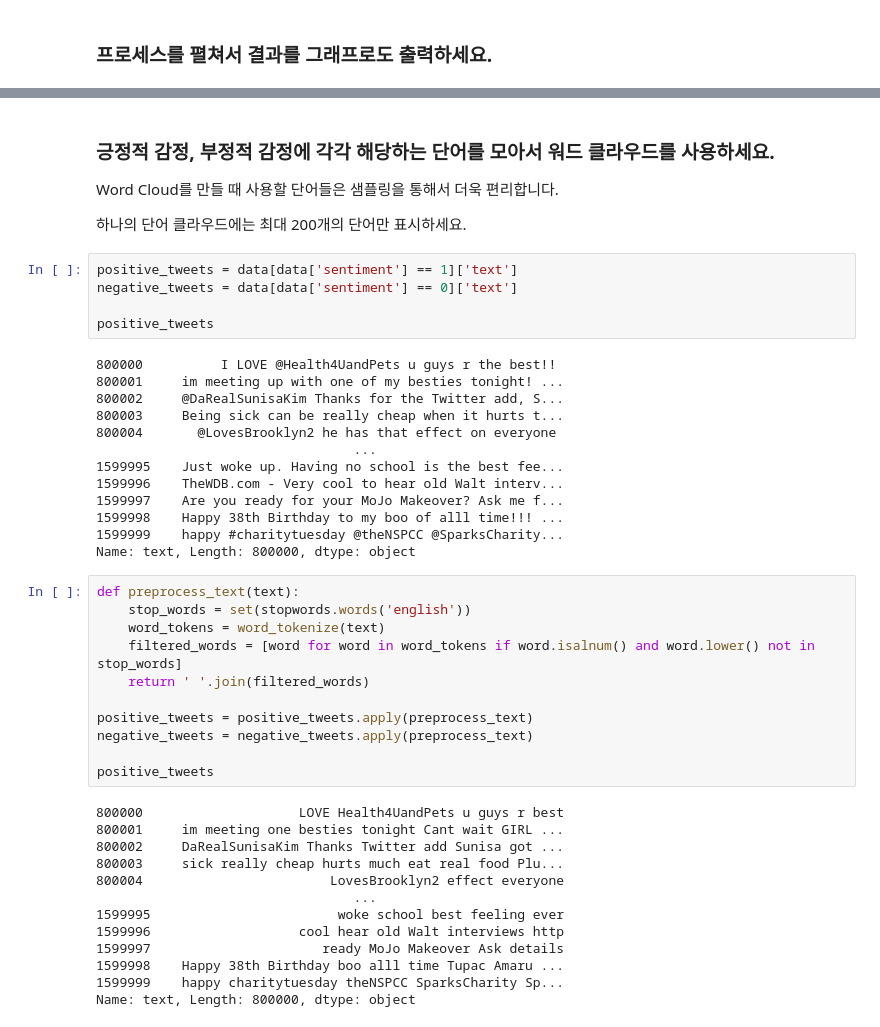
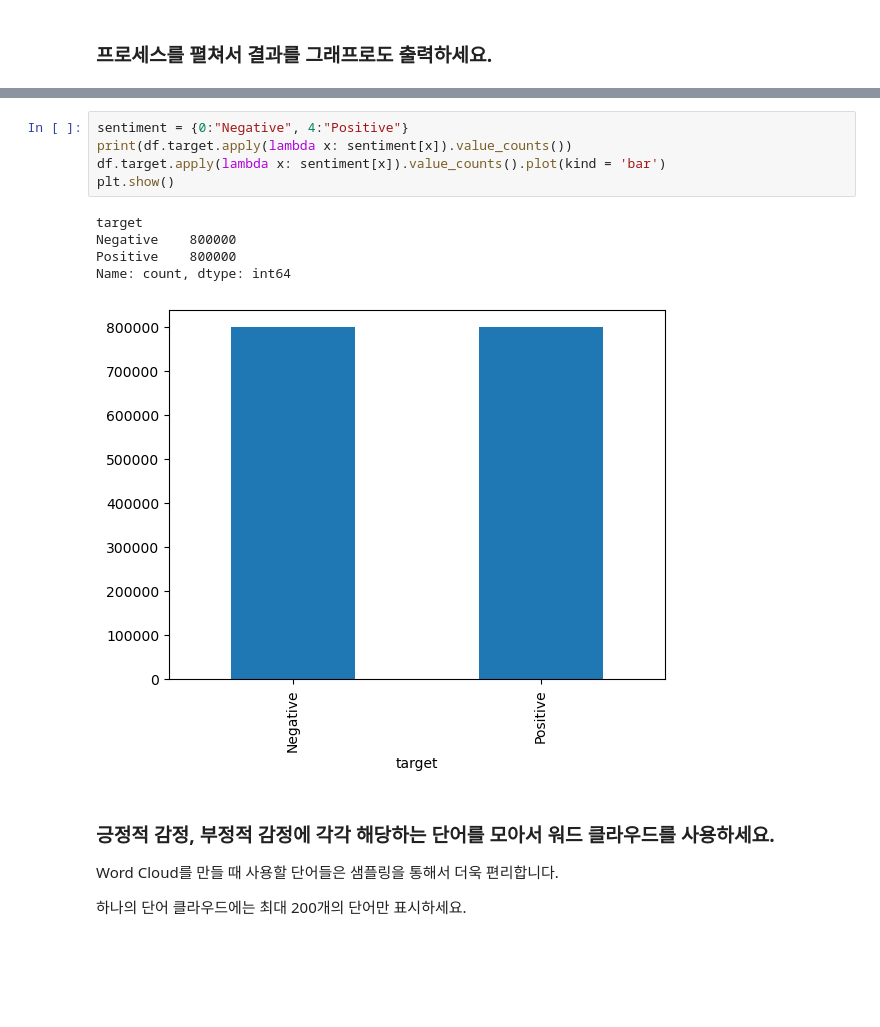
Before and after one commit to ssangmin-junior/softeer_wiki, a Jupyter notebook: missions/w2/m5/w2m5_sentiment.ipynb, the cells around one changed output, grey strips where cells are left out. Saved outputs shown, nothing was run; the diff lists cells and outputs as text; blank space fills up the shorter version.

```diff
--- a/missions/w2/m5/w2m5_sentiment.ipynb
+++ b/missions/w2/m5/w2m5_sentiment.ipynb
@@ -42,47 +47,16 @@ text, sentiment = list(data['text']), list(data['sentiment'])
+# %%
+sentiment = {0:"Negative", 4:"Positive"}
+print(df.target.apply(lambda x: sentiment[x]).value_counts())
+df.target.apply(lambda x: sentiment[x]).value_counts().plot(kind = 'bar')
+plt.show()
+# %% [output]
+target
+Negative    800000
+Positive    800000
+Name: count, dtype: int64
+[figure, added]
 # %% [markdown]
 ### 긍정적 감정, 부정적 감정에 각각 해당하는 단어를 모아서 워드 클라우드를 사용하세요.
 Word Cloud를 만들 때 사용할 단어들은 샘플링을 통해서 더욱 편리합니다.
 
 하나의 단어 클라우드에는 최대 200개의 단어만 표시하세요.
-# %%
-positive_tweets = data[data['sentiment'] == 1]['text']
-negative_tweets = data[data['sentiment'] == 0]['text']
-
-positive_tweets
-# %% [output]
-800000          I LOVE @Health4UandPets u guys r the best!!
-800001     im meeting up with one of my besties tonight! ...
-800002     @DaRealSunisaKim Thanks for the Twitter add, S...
-800003     Being sick can be really cheap when it hurts t...
-800004       @LovesBrooklyn2 he has that effect on everyone
-                                 ...
-1599995    Just woke up. Having no school is the best fee...
-1599996    TheWDB.com - Very cool to hear old Walt interv...
-1599997    Are you ready for your MoJo Makeover? Ask me f...
-1599998    Happy 38th Birthday to my boo of alll time!!! ...
-1599999    happy #charitytuesday @theNSPCC @SparksCharity...
-Name: text, Length: 800000, dtype: object
-# %%
-def preprocess_text(text):
-    stop_words = set(stopwords.words('english'))
-    word_tokens = word_tokenize(text)
-    filtered_words = [word for word in word_tokens if word.isalnum() and word.lower() not in stop_words]
-    return ' '.join(filtered_words)
-
-positive_tweets = positive_tweets.apply(preprocess_text)
-negative_tweets = negative_tweets.apply(preprocess_text)
-
-positive_tweets
-# %% [output]
-800000                    LOVE Health4UandPets u guys r best
-800001     im meeting one besties tonight Cant wait GIRL ...
-800002     DaRealSunisaKim Thanks Twitter add Sunisa got ...
-800003     sick really cheap hurts much eat real food Plu...
-800004                        LovesBrooklyn2 effect everyone
-                                 ...
-1599995                        woke school best feeling ever
-1599996                   cool hear old Walt interviews http
-1599997                      ready MoJo Makeover Ask details
-1599998    Happy 38th Birthday boo alll time Tupac Amaru ...
-1599999    happy charitytuesday theNSPCC SparksCharity Sp...
-Name: text, Length: 800000, dtype: object
```
Also changed, not shown: parts of 10 cells of this notebook, 1 other file.
